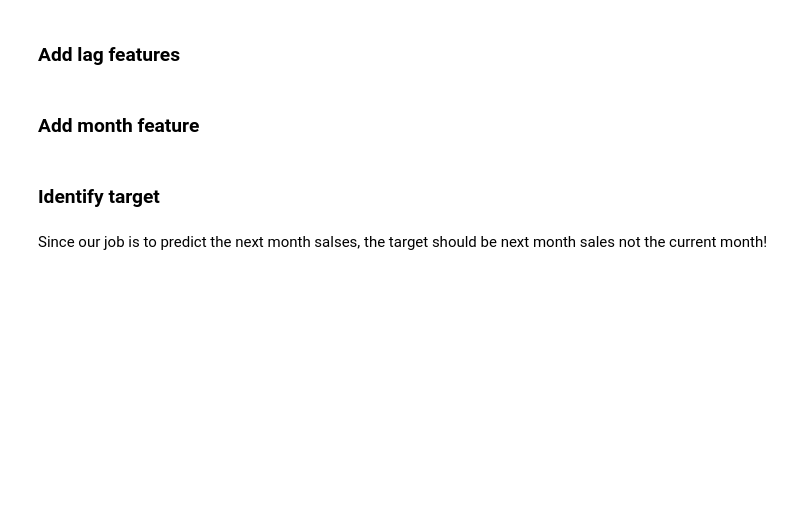
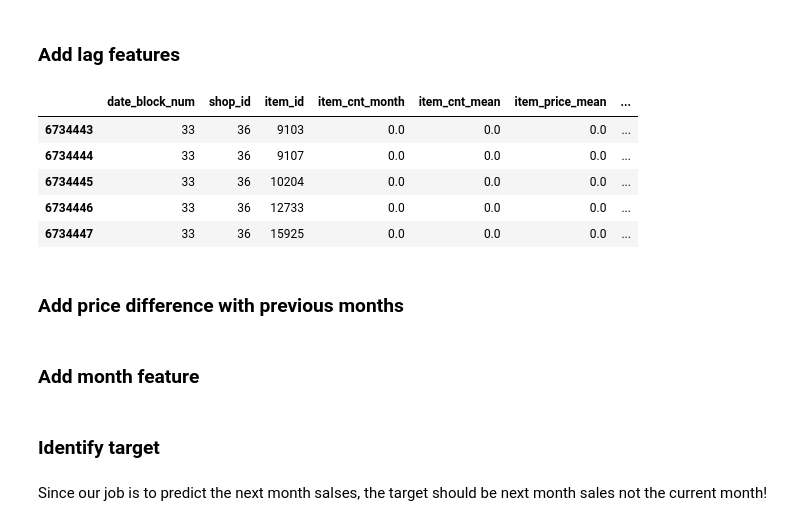
Before and after one commit to FluffyFu/coursera_win_ds_competition, a Jupyter notebook: final_project/code/Lagged_feature.ipynb, the cells around one changed output. Cells and saved outputs as stored; diff of their text form; code cells hidden in the pictures; blank space fills up the shorter version.

```diff
--- a/final_project/code/Lagged_feature.ipynb
+++ b/final_project/code/Lagged_feature.ipynb
@@ -128 +136,12 @@ train_lk.head(2)
+# %%
+train_lk.tail()
+# %% [output]
+|  | date_block_num | shop_id | item_id | item_cnt_month | item_cnt_mean | item_price_mean | ... |
+| 6734443 | 33 | 36 | 9103 | 0.0 | 0.0 | 0.0 | ... |
+| 6734444 | 33 | 36 | 9107 | 0.0 | 0.0 | 0.0 | ... |
+| 6734445 | 33 | 36 | 10204 | 0.0 | 0.0 | 0.0 | ... |
+| 6734446 | 33 | 36 | 12733 | 0.0 | 0.0 | 0.0 | ... |
+| 6734447 | 33 | 36 | 15925 | 0.0 | 0.0 | 0.0 | ... |
+# %% [markdown]
+### Add price difference with previous months
 # %%
```
Also changed, not shown: parts of 10 cells of this notebook, 2 other files.
